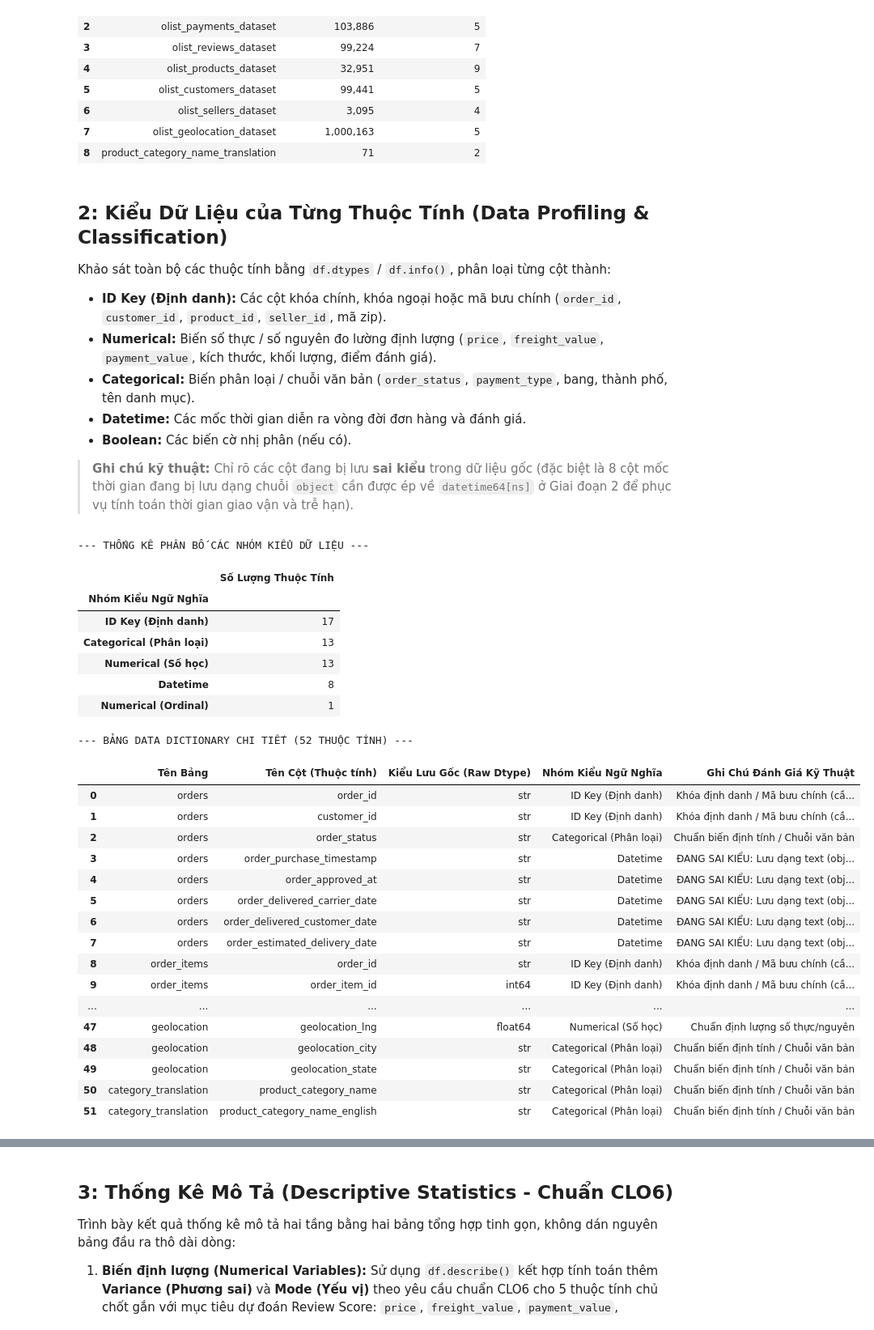
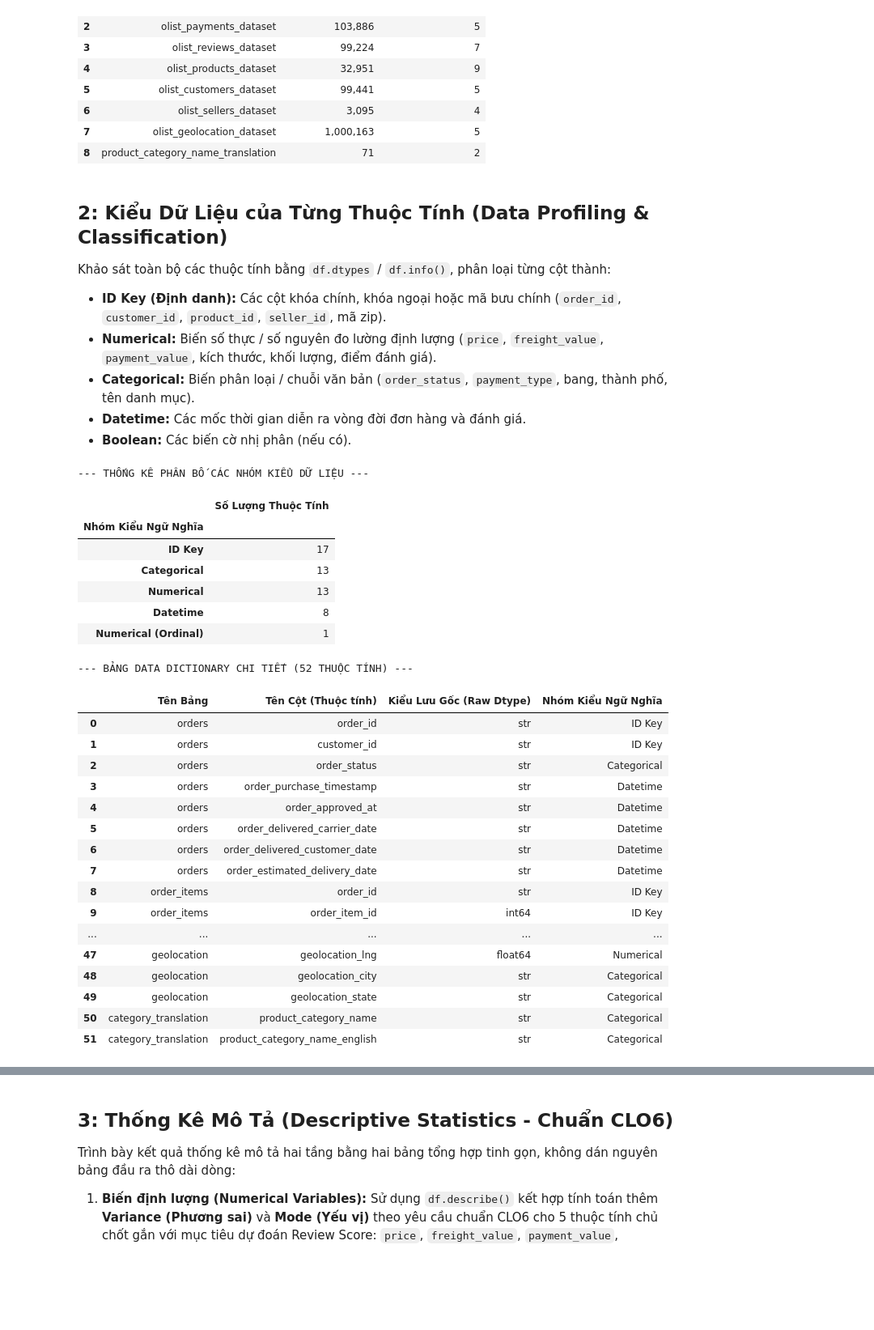
Before and after one commit to TrungTayNA/ADY291c-AI2107-Group-1, a Jupyter notebook: Notebooks Project/2_DATA COLLECTION, EXPLORATION, AND PREPROCESSING/01_data_understanding_final.ipynb, the cells around one changed output, grey strips where cells are left out. Shown at 81% size. Drawn from its saved outputs; the diff is of its cells as text; code cells hidden in the pictures; blank space fills up the shorter version.

```diff
--- a/Notebooks Project/2_DATA COLLECTION, EXPLORATION, AND PREPROCESSING/01_data_understanding_final.ipynb
+++ b/Notebooks Project/2_DATA COLLECTION, EXPLORATION, AND PREPROCESSING/01_data_understanding_final.ipynb
@@ -15,30 +15,19 @@
 - Đọc mã bưu chính (`zip_code_prefix`) ở dạng chuỗi ký tự (`dtype=str`) để bảo toàn các số 0 ở đầu.
 # %%
 import os
-import warnings
 from pathlib import Path
 from typing import Any, Dict, List, Tuple
 
 import numpy as np
 import pandas as pd
 
-# 1. Cấu hình hiển thị và cảnh báo
-warnings.filterwarnings('ignore', category=FutureWarning)
+# 1. Cấu hình hiển thị và định dạng số thập phân
 pd.set_option('display.max_columns', 60)
 pd.set_option('display.max_rows', 100)
 pd.set_option('display.float_format', lambda x: f'{x:,.2f}')
 
 # 2. Xác định thư mục gốc dự án linh hoạt (chứa thư mục data/raw)
-current_dir = Path.cwd()
-if (current_dir / 'data' / 'raw').exists():
-    BASE_DIR = current_dir
-elif (current_dir.parent / 'data' / 'raw').exists():
-    BASE_DIR = current_dir.parent
-elif (current_dir.parents[1] / 'data' / 'raw').exists():
-    BASE_DIR = current_dir.parents[1]
-else:
-    BASE_DIR = Path('c:/ADY291c-AI2107-Group2')
-
+BASE_DIR = Path("C:/ADY291c-AI2107-Group2")
 RAW_DATA_DIR = BASE_DIR / 'data' / 'raw'
 print(f"Thư mục dữ liệu gốc (Raw Data): {RAW_DATA_DIR}")
 
@@ -110,8 +99,6 @@ Khảo sát toàn bộ các thuộc tính bằng `df.dtypes` / `df.info()`, phâ
 - **Categorical:** Biến phân loại / chuỗi văn bản (`order_status`, `payment_type`, bang, thành phố, tên danh mục).
 - **Datetime:** Các mốc thời gian diễn ra vòng đời đơn hàng và đánh giá.
 - **Boolean:** Các biến cờ nhị phân (nếu có).
-
-> **Ghi chú kỹ thuật:** Chỉ rõ các cột đang bị lưu **sai kiểu** trong dữ liệu gốc (đặc biệt là 8 cột mốc thời gian đang bị lưu dạng chuỗi `object` cần được ép về `datetime64[ns]` ở Giai đoạn 2 để phục vụ tính toán thời gian giao vận và trễ hạn).
 # %%
 # Bước 2: Kiểm tra df.dtypes và phân loại ngữ nghĩa cho toàn bộ 52 thuộc tính
 columns_profile = []
@@ -123,65 +110,58 @@ for table_name, df in dfs.items():
         # Phân loại nhóm kiểu ngữ nghĩa (Semantic Type)
         if any(t_key in col.lower() for t_key in ['date', 'timestamp']) or col.lower().endswith('_at'):
             semantic_group = 'Datetime'
-            tech_note = 'ĐANG SAI KIỂU: Lưu dạng text (object), cần ép sang datetime64[ns] ở Giai đoạn 2'
         elif col.endswith('_id') or 'zip_code' in col.lower() or col in ['order_item_id', 'payment_sequential']:
-            semantic_group = 'ID Key (Định danh)'
-            tech_note = 'Khóa định danh / Mã bưu chính (cần giữ dạng chuỗi zfill(5))'
+            semantic_group = 'ID Key '
         elif pd.api.types.is_numeric_dtype(dtype):
             if col == 'review_score':
                 semantic_group = 'Numerical (Ordinal)'
-                tech_note = 'Biến thứ bậc / Điểm đánh giá (1 đến 5 sao)'
             else:
-                semantic_group = 'Numerical (Số học)'
-                tech_note = 'Chuẩn định lượng số thực/nguyên'
+                semantic_group = 'Numerical'
         elif pd.api.types.is_bool_dtype(dtype):
             semantic_group = 'Boolean'
-            tech_note = 'Biến nhị phân Đúng/Sai'
         else:
-            semantic_group = 'Categorical (Phân loại)'
-            tech_note = 'Chuẩn biến định tính / Chuỗi văn bản'
+            semantic_group = 'Categorical'
 
         columns_profile.append({
             'Tên Bảng': table_name,
             'Tên Cột (Thuộc tính)': col,
             'Kiểu Lưu Gốc (Raw Dtype)': dtype_str,
-            'Nhóm Kiểu Ngữ Nghĩa': semantic_group,
-            'Ghi Chú Đánh Giá Kỹ Thuật': tech_note
+            'Nhóm Kiểu Ngữ Nghĩa': semantic_group
         })
 
 df_columns_profile = pd.DataFrame(columns_profile)
 
 # 1. Thống kê tóm tắt số lượng cột theo từng nhóm kiểu ngữ nghĩa
 print("--- THỐNG KÊ PHÂN BỐ CÁC NHÓM KIỂU DỮ LIỆU ---")
 display(df_columns_profile['Nhóm Kiểu Ngữ Nghĩa'].value_counts().to_frame(name='Số Lượng Thuộc Tính'))
 
 # 2. Hiển thị bảng chi tiết Data Dictionary của toàn bộ 52 thuộc tính
 print(f"\n--- BẢNG DATA DICTIONARY CHI TIẾT ({len(df_columns_profile)} THUỘC TÍNH) ---")
 display(df_columns_profile)
 # %% [output]
 --- THỐNG KÊ PHÂN BỐ CÁC NHÓM KIỂU DỮ LIỆU ---
 |  | Số Lượng Thuộc Tính |
 | Nhóm Kiểu Ngữ Nghĩa |  |
-| ID Key (Định danh) | 17 |
-| Categorical (Phân loại) | 13 |
-| Numerical (Số học) | 13 |
+| ID Key | 17 |
+| Categorical | 13 |
+| Numerical | 13 |
 | Datetime | 8 |
 | Numerical (Ordinal) | 1 |
 --- BẢNG DATA DICTIONARY CHI TIẾT (52 THUỘC TÍNH) ---
-|  | Tên Bảng | Tên Cột (Thuộc tính) | Kiểu Lưu Gốc (Raw Dtype) | Nhóm Kiểu Ngữ Nghĩa | Ghi Chú Đánh Giá Kỹ Thuật |
-| 0 | orders | order_id | str | ID Key (Định danh) | Khóa định danh / Mã bưu chính (cầ... |
-| 1 | orders | customer_id | str | ID Key (Định danh) | Khóa định danh / Mã bưu chính (cầ... |
-| 2 | orders | order_status | str | Categorical (Phân loại) | Chuẩn biến định tính / Chuỗi văn bản |
-| 3 | orders | order_purchase_timestamp | str | Datetime | ĐANG SAI KIỂU: Lưu dạng text (obj... |
-| 4 | orders | order_approved_at | str | Datetime | ĐANG SAI KIỂU: Lưu dạng text (obj... |
-| 5 | orders | order_delivered_carrier_date | str | Datetime | ĐANG SAI KIỂU: Lưu dạng text (obj... |
-| 6 | orders | order_delivered_customer_date | str | Datetime | ĐANG SAI KIỂU: Lưu dạng text (obj... |
-| 7 | orders | order_estimated_delivery_date | str | Datetime | ĐANG SAI KIỂU: Lưu dạng text (obj... |
-| 8 | order_items | order_id | str | ID Key (Định danh) | Khóa định danh / Mã bưu chính (cầ... |
-| 9 | order_items | order_item_id | int64 | ID Key (Định danh) | Khóa định danh / Mã bưu chính (cầ... |
-| ... | ... | ... | ... | ... | ... |
-| 47 | geolocation | geolocation_lng | float64 | Numerical (Số học) | Chuẩn định lượng số thực/nguyên |
-| 48 | geolocation | geolocation_city | str | Categorical (Phân loại) | Chuẩn biến định tính / Chuỗi văn bản |
-| 49 | geolocation | geolocation_state | str | Categorical (Phân loại) | Chuẩn biến định tính / Chuỗi văn bản |
-| 50 | category_translation | product_category_name | str | Categorical (Phân loại) | Chuẩn biến định tính / Chuỗi văn bản |
-| 51 | category_translation | product_category_name_english | str | Categorical (Phân loại) | Chuẩn biến định tính / Chuỗi văn bản |
+|  | Tên Bảng | Tên Cột (Thuộc tính) | Kiểu Lưu Gốc (Raw Dtype) | Nhóm Kiểu Ngữ Nghĩa |
+| 0 | orders | order_id | str | ID Key |
+| 1 | orders | customer_id | str | ID Key |
+| 2 | orders | order_status | str | Categorical |
+| 3 | orders | order_purchase_timestamp | str | Datetime |
+| 4 | orders | order_approved_at | str | Datetime |
+| 5 | orders | order_delivered_carrier_date | str | Datetime |
+| 6 | orders | order_delivered_customer_date | str | Datetime |
+| 7 | orders | order_estimated_delivery_date | str | Datetime |
+| 8 | order_items | order_id | str | ID Key |
+| 9 | order_items | order_item_id | int64 | ID Key |
+| ... | ... | ... | ... | ... |
+| 47 | geolocation | geolocation_lng | float64 | Numerical |
+| 48 | geolocation | geolocation_city | str | Categorical |
+| 49 | geolocation | geolocation_state | str | Categorical |
+| 50 | category_translation | product_category_name | str | Categorical |
+| 51 | category_translation | product_category_name_english | str | Categorical |
```
Also changed, not shown: parts of 5 cells of this notebook, 1 other file.
